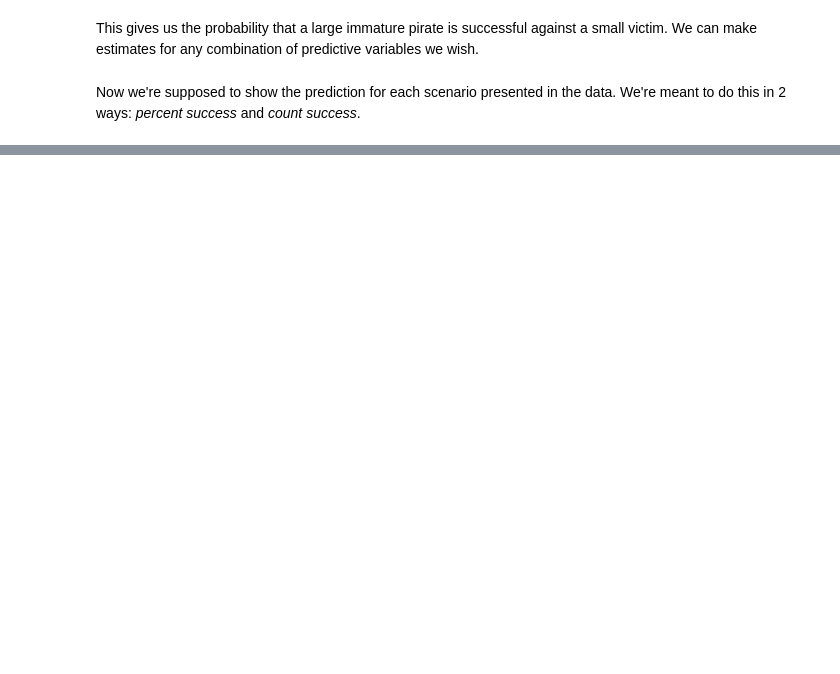
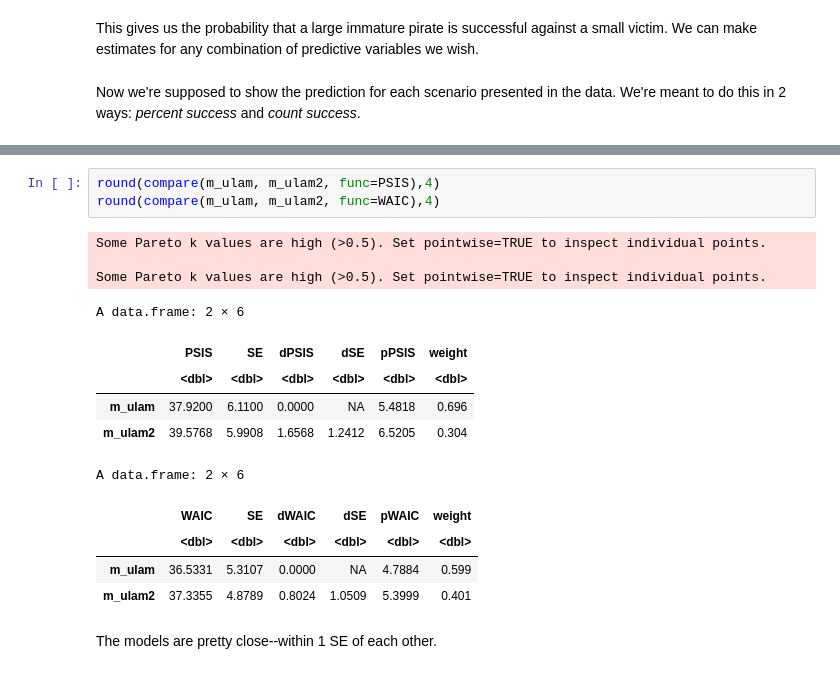
Before and after one commit to nicklausmillican/StatisticalRethinkingIISolutions, a Jupyter notebook: StatisticalRethinkingSolutions2_Ch11.ipynb, the cells around one changed output, grey strips where cells are left out. Cells and saved outputs as stored; diff of their text form; blank space fills up the shorter version.

```diff
--- a/StatisticalRethinkingSolutions2_Ch11.ipynb
+++ b/StatisticalRethinkingSolutions2_Ch11.ipynb
@@ -937,0 +1001,19 @@ y.PI <- apply(y_sim, 2, PI)
+# %%
+round(compare(m_ulam, m_ulam2, func=PSIS),4)
+round(compare(m_ulam, m_ulam2, func=WAIC),4)
+# %% [output]
+Some Pareto k values are high (>0.5). Set pointwise=TRUE to inspect individual points.
+
+Some Pareto k values are high (>0.5). Set pointwise=TRUE to inspect individual points.
+A data.frame: 2 × 6
+|  | PSIS | SE | dPSIS | dSE | pPSIS | weight |
+|  | <dbl> | <dbl> | <dbl> | <dbl> | <dbl> | <dbl> |
+| m_ulam | 37.9200 | 6.1100 | 0.0000 | NA | 5.4818 | 0.696 |
+| m_ulam2 | 39.5768 | 5.9908 | 1.6568 | 1.2412 | 6.5205 | 0.304 |
+A data.frame: 2 × 6
+|  | WAIC | SE | dWAIC | dSE | pWAIC | weight |
+|  | <dbl> | <dbl> | <dbl> | <dbl> | <dbl> | <dbl> |
+| m_ulam | 36.5331 | 5.3107 | 0.0000 | NA | 4.7884 | 0.599 |
+| m_ulam2 | 37.3355 | 4.8789 | 0.8024 | 1.0509 | 5.3999 | 0.401 |
+# %% [markdown]
+The models are pretty close--within 1 SE of each other.
```
Also changed, not shown: parts of 15 cells of this notebook.
